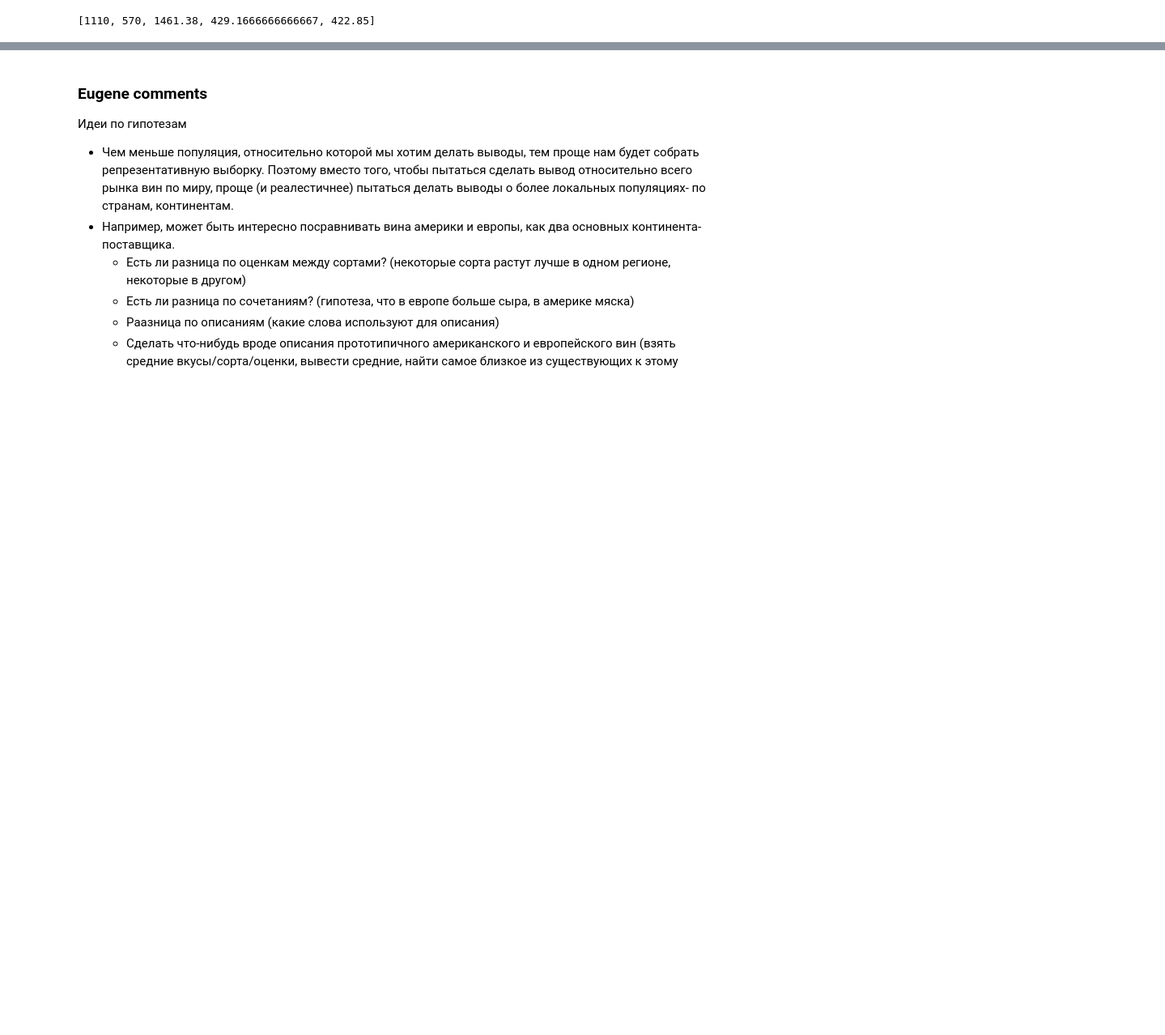
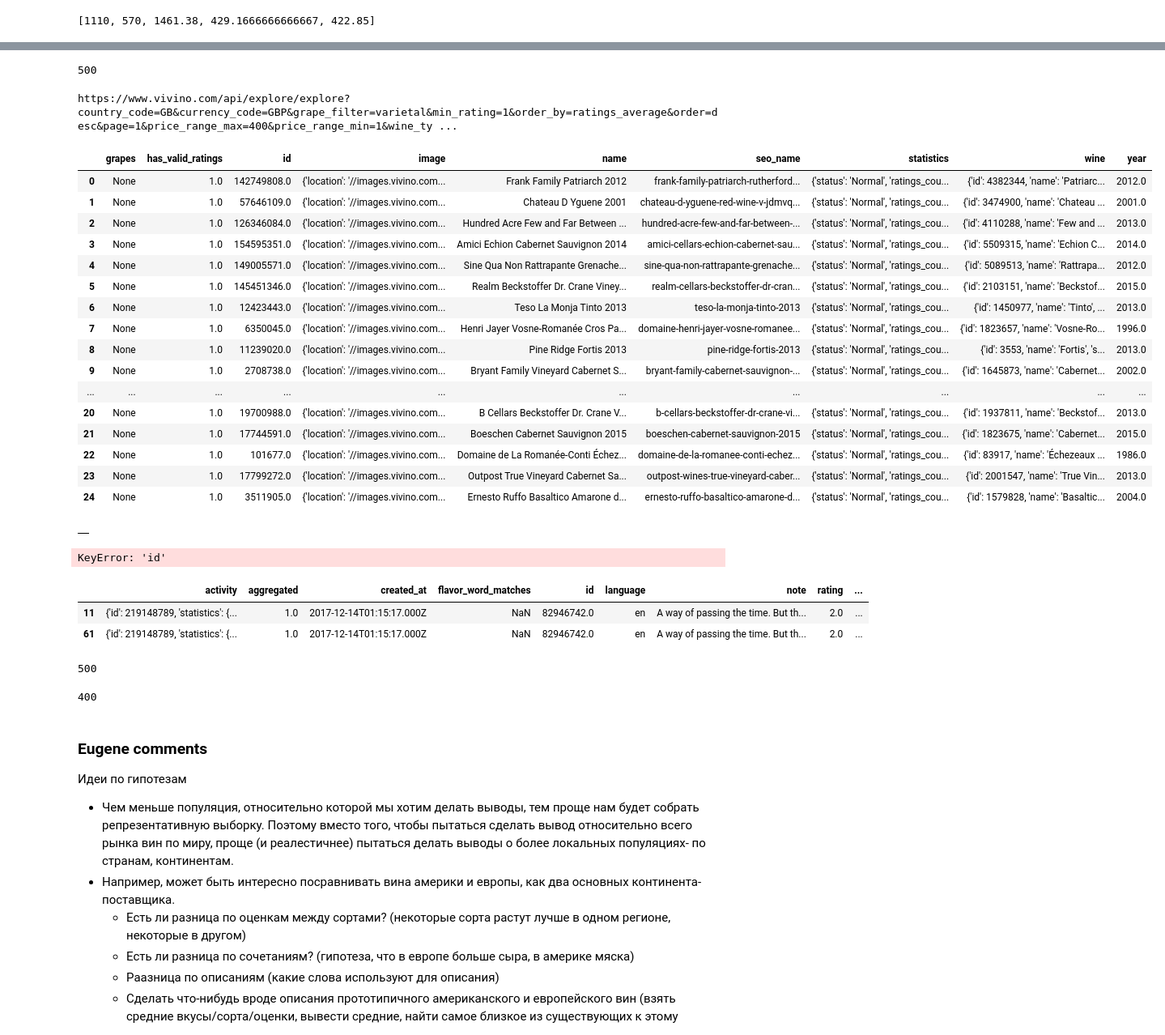
Before and after one commit to sveta-egorova/wine, a Jupyter notebook: vivino_crawler.ipynb, the cells around one changed output, grey strips where cells are left out. Shown: that part at 81% size. Saved outputs shown, nothing was run; the diff lists cells and outputs as text; code cells hidden in the pictures; blank space fills up the shorter version.

Commit message:
experimenting with review scraping

```diff
--- a/vivino_crawler.ipynb
+++ b/vivino_crawler.ipynb
@@ -1979,3 +2078,78 @@ price_list[-5:]
+# %%
+len(reviews)
+# %% [output]
+500
+# %%
+reviews_df = pd.DataFrame()
+
+# for wine_id in wine_id_list[:2]:
+# for page in range(1, 3):
+# page = f'https://www.vivino.com/api/wines/{wine_id_list[130]}/reviews?year=N.V.&per_page=10&page=1'
+
+# page = 'https://www.vivino.com/api/wines/1145628/reviews?year=N.V.&per_page=10&page=1'
+
+
+page = 'https://www.vivino.com/api/explore/explore?country_code=GB&currency_code=GBP&grape_filter=varietal&min_rating=1&order_by=ratings_average&order=desc&page=1&price_range_max=400&price_range_min=1&wine_type_ids[]=2'
+print(page)
+# reviews_df = extract_reviews_to_df(page, headers_test, reviews_df)
+
+test_df = pd.DataFrame()
+test_list = []
+price_list = []
+
+for i in range(1,2):
+#     print(i)
+    page = "https://www.vivino.com/api/explore/explore?country_code=GB&currency_code=GBP&grape_filter=varietal&min_rating=1&\
+    order_by=ratings_average&order=desc&\
+page={}&price_range_max=400&price_range_min=0&wine_type_ids[]=1".format(i)
+    test_df = get_wine_df(page, headers_test, test_df)
+#     test_list, price_list = get_wine_json(page, headers_api, subset_red_list, price_list)
+
+# rev_df_test = get_reviews_to_df(wine_id_list[:5], headers_browser, reviews_df)
+# %% [output]
+https://www.vivino.com/api/explore/explore?country_code=GB&currency_code=GBP&grape_filter=varietal&min_rating=1&order_by=ratings_average&order=desc&page=1&price_range_max=400&price_range_min=1&wine_ty ...
+# %%
+test_df
+# %% [output]
+|  | grapes | has_valid_ratings | id | image | name | seo_name | statistics | wine | year |
+| 0 | None | 1.0 | 142749808.0 | {'location': '//images.vivino.com... | Frank Family Patriarch 2012 | frank-family-patriarch-rutherford... | {'status': 'Normal', 'ratings_cou... | {'id': 4382344, 'name': 'Patriarc... | 2012.0 |
+| 1 | None | 1.0 | 57646109.0 | {'location': '//images.vivino.com... | Chateau D Yguene 2001 | chateau-d-yguene-red-wine-v-jdmvq... | {'status': 'Normal', 'ratings_cou... | {'id': 3474900, 'name': 'Chateau ... | 2001.0 |
+| 2 | None | 1.0 | 126346084.0 | {'location': '//images.vivino.com... | Hundred Acre Few and Far Between ... | hundred-acre-few-and-far-between-... | {'status': 'Normal', 'ratings_cou... | {'id': 4110288, 'name': 'Few and ... | 2013.0 |
+| 3 | None | 1.0 | 154595351.0 | {'location': '//images.vivino.com... | Amici Echion Cabernet Sauvignon 2014 | amici-cellars-echion-cabernet-sau... | {'status': 'Normal', 'ratings_cou... | {'id': 5509315, 'name': 'Echion C... | 2014.0 |
+| 4 | None | 1.0 | 149005571.0 | {'location': '//images.vivino.com... | Sine Qua Non Rattrapante Grenache... | sine-qua-non-rattrapante-grenache... | {'status': 'Normal', 'ratings_cou... | {'id': 5089513, 'name': 'Rattrapa... | 2012.0 |
+| 5 | None | 1.0 | 145451346.0 | {'location': '//images.vivino.com... | Realm Beckstoffer Dr. Crane Viney... | realm-cellars-beckstoffer-dr-cran... | {'status': 'Normal', 'ratings_cou... | {'id': 2103151, 'name': 'Beckstof... | 2015.0 |
+| 6 | None | 1.0 | 12423443.0 | {'location': '//images.vivino.com... | Teso La Monja Tinto 2013 | teso-la-monja-tinto-2013 | {'status': 'Normal', 'ratings_cou... | {'id': 1450977, 'name': 'Tinto', ... | 2013.0 |
+| 7 | None | 1.0 | 6350045.0 | {'location': '//images.vivino.com... | Henri Jayer Vosne-Romanée Cros Pa... | domaine-henri-jayer-vosne-romanee... | {'status': 'Normal', 'ratings_cou... | {'id': 1823657, 'name': 'Vosne-Ro... | 1996.0 |
+| 8 | None | 1.0 | 11239020.0 | {'location': '//images.vivino.com... | Pine Ridge Fortis 2013 | pine-ridge-fortis-2013 | {'status': 'Normal', 'ratings_cou... | {'id': 3553, 'name': 'Fortis', 's... | 2013.0 |
+| 9 | None | 1.0 | 2708738.0 | {'location': '//images.vivino.com... | Bryant Family Vineyard Cabernet S... | bryant-family-cabernet-sauvignon-... | {'status': 'Normal', 'ratings_cou... | {'id': 1645873, 'name': 'Cabernet... | 2002.0 |
+| ... | ... | ... | ... | ... | ... | ... | ... | ... | ... |
+| 20 | None | 1.0 | 19700988.0 | {'location': '//images.vivino.com... | B Cellars Beckstoffer Dr. Crane V... | b-cellars-beckstoffer-dr-crane-vi... | {'status': 'Normal', 'ratings_cou... | {'id': 1937811, 'name': 'Beckstof... | 2013.0 |
+| 21 | None | 1.0 | 17744591.0 | {'location': '//images.vivino.com... | Boeschen Cabernet Sauvignon 2015 | boeschen-cabernet-sauvignon-2015 | {'status': 'Normal', 'ratings_cou... | {'id': 1823675, 'name': 'Cabernet... | 2015.0 |
+| 22 | None | 1.0 | 101677.0 | {'location': '//images.vivino.com... | Domaine de La Romanée-Conti Échez... | domaine-de-la-romanee-conti-echez... | {'status': 'Normal', 'ratings_cou... | {'id': 83917, 'name': 'Échezeaux ... | 1986.0 |
+| 23 | None | 1.0 | 17799272.0 | {'location': '//images.vivino.com... | Outpost True Vineyard Cabernet Sa... | outpost-wines-true-vineyard-caber... | {'status': 'Normal', 'ratings_cou... | {'id': 2001547, 'name': 'True Vin... | 2013.0 |
+| 24 | None | 1.0 | 3511905.0 | {'location': '//images.vivino.com... | Ernesto Ruffo Basaltico Amarone d... | ernesto-ruffo-basaltico-amarone-d... | {'status': 'Normal', 'ratings_cou... | {'id': 1579828, 'name': 'Basaltic... | 2004.0 |
+# %%
+reviews_df
+# %% [output]
+|  |
+# %%
+reviews_df['id'].nunique()
+# %% [output]
+KeyError: 'id'
+# %%
+reviews_df[reviews_df['id'] == 82946742.0]
+# %% [output]
+|  | activity | aggregated | created_at | flavor_word_matches | id | language | note | rating | ... |
+| 11 | {'id': 219148789, 'statistics': {... | 1.0 | 2017-12-14T01:15:17.000Z | NaN | 82946742.0 | en | A way of passing the time. But th... | 2.0 | ... |
+| 61 | {'id': 219148789, 'statistics': {... | 1.0 | 2017-12-14T01:15:17.000Z | NaN | 82946742.0 | en | A way of passing the time. But th... | 2.0 | ... |
+# %%
+len(reviews)
+# %% [output]
+500
+# %%
+len(set([review['id'] for review in reviews]))
+# %% [output]
+400
 # %% [markdown]
 ### Eugene comments
 
```
Also changed, not shown: parts of 11 cells of this notebook.
